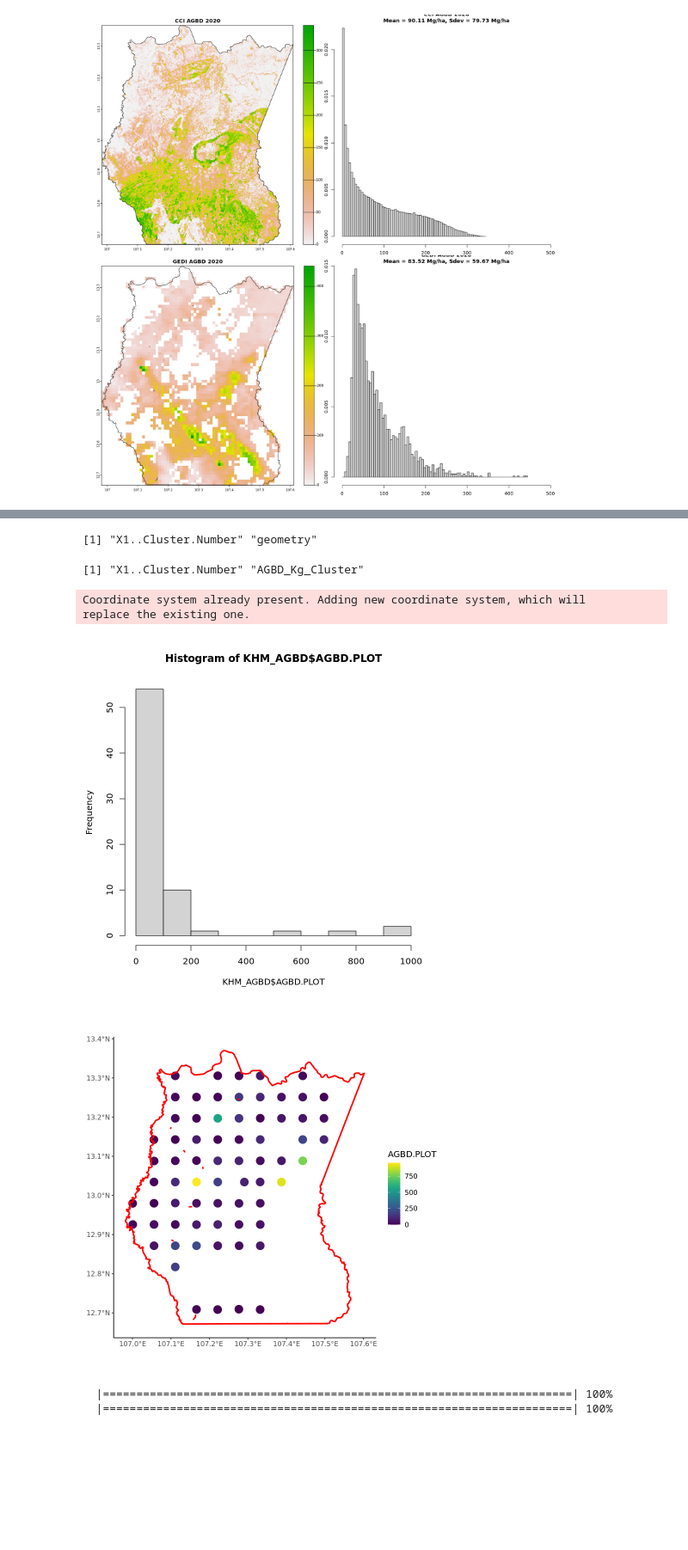
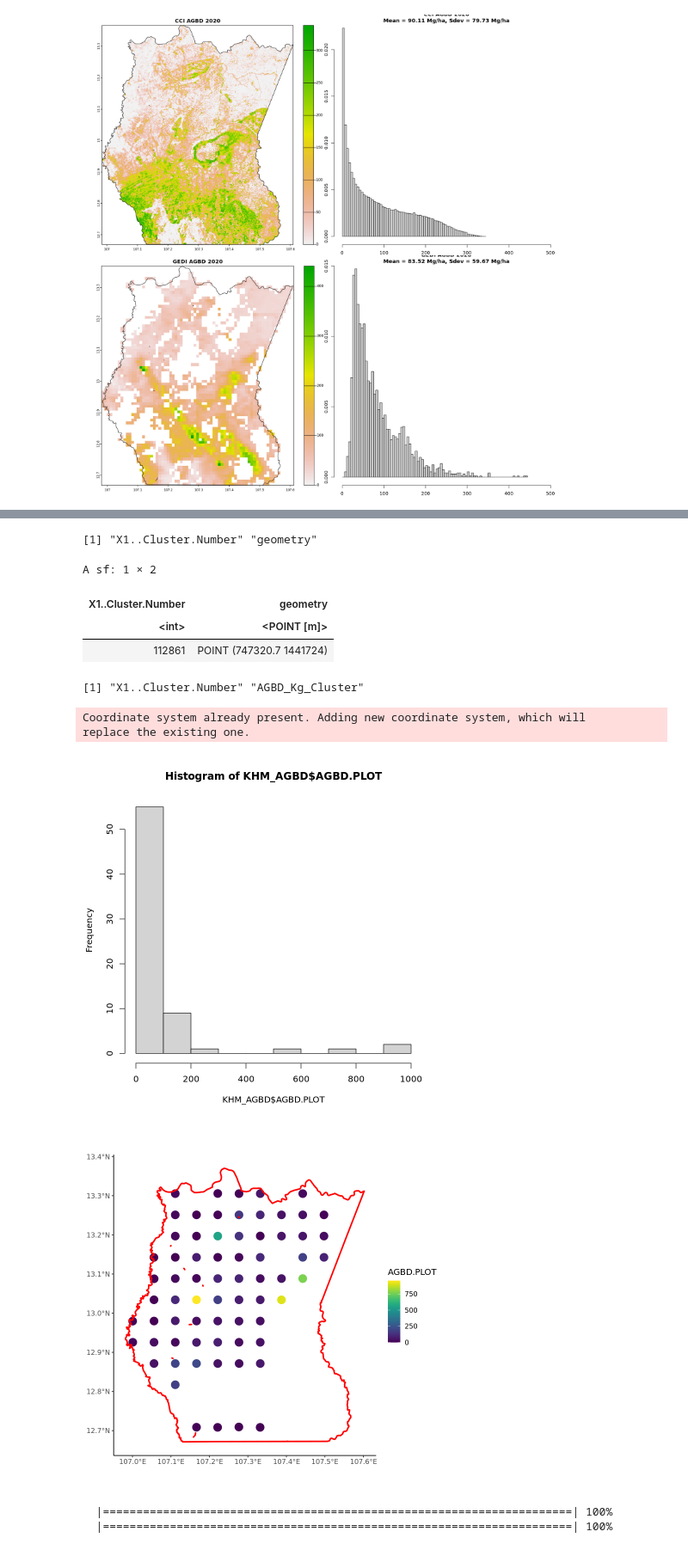
Before and after one commit to CEOSBiomassHarmonization/NASA_CMS, a Jupyter notebook: NASA_CMS_2023/Cambodia/Country_summaries_KHM.ipynb, the cells around one changed output, grey strips where cells are left out. Shown at 86% size. Saved outputs shown, nothing was run; the diff lists cells and outputs as text; code cells hidden in the pictures; blank space fills up the shorter version.

Commit message:
plot level AGBD
Former-commit-id: 9b070f36f02e382ba2ec0367cbd756f0f098dd43

```diff
--- a/NASA_CMS_2023/Cambodia/Country_summaries_KHM.ipynb
+++ b/NASA_CMS_2023/Cambodia/Country_summaries_KHM.ipynb
@@ -252,42 +239,49 @@ Warning message in plot.sf(aoi, add = T, col = NA, border = "black"):
 options(repr.plot.width=7, repr.plot.height=7)
 Cont <- st_read("/projects/my-public-bucket/Data/NASA_CMS_2023/CAMBODIA/SrepokWildlifeSanctuary.gpkg") %>% st_transform("epsg:32648")
 
-PLOT_SIZE <- 0.13*3 ## (3 plots of 0.13 ha each)
+PLOT_SIZE <- 0.15*3 ## (3 plots of 0.13 ha each)
 KHM_CLUSTER <- read.csv('/projects/my-public-bucket/Data/NASA_CMS_2023/CAMBODIA/XY_DataMondolkiriSrepokInput.csv')
 KHM_CLUSTER <- KHM_CLUSTER %>% group_by(X1..Cluster.Number)  %>% summarise(CLUSTER.X = mean(X6..UTM.E.X.,na.rm=TRUE), CLUSTER.Y = mean(X7..UTM.N.Y.,na.rm=TRUE))
 KHM_CLUSTER <- (st_as_sf(na.omit(KHM_CLUSTER),coords = c(2:3),crs = st_crs(32648)))
 colnames(KHM_CLUSTER)
+KHM_CLUSTER[KHM_CLUSTER$X1..Cluster.Number == 112861,]
 
-KHM_AGBD <- read.csv('/projects/my-public-bucket/Data/NASA_CMS_2023/CAMBODIA/Mondolkiri_Srepok_tree_agb.csv')
+KHM_AGBD <- read.csv('/projects/my-public-bucket/Data/NASA_CMS_2023/CAMBODIA/Mondolkiri_Srepok_tree_agb_20240612.csv')
 KHM_AGBD <- KHM_AGBD %>% fill(X1..Cluster.Number) %>% fill(X2..Plot.Number)
 KHM_AGBD <- KHM_AGBD %>% group_by(X1..Cluster.Number)  %>% summarise(AGBD_Kg_Cluster = sum(m.agb,na.rm=TRUE))
 colnames(KHM_AGBD)
 
 KHM_AGBD <- left_join(KHM_CLUSTER, KHM_AGBD, by = c("X1..Cluster.Number"))
 KHM_AGBD['AGBD.PLOT'] = KHM_AGBD$AGBD_Kg_Cluster*0.001/PLOT_SIZE
 
 hist(KHM_AGBD$AGBD.PLOT)
 
 ggplot(KHM_AGBD) + coord_sf(crs = 32648) +
     geom_sf(aes(color = AGBD.PLOT), size = 5, lwd = 0) +
     scale_color_viridis() +
     geom_sf(data = Cont, col="red",fill=NA,lwd=1) +
     theme(text = element_text(size = 12),plot.title = element_text(color="red", size=12, face="bold.italic"),panel.grid.major = element_blank(), panel.grid.minor = element_blank(),panel.background = element_blank(), axis.line = element_line(colour = "black"))
+
+st_write(KHM_AGBD, dsn = file.path('/projects/my-public-bucket/Data/NASA_CMS_2023/CAMBODIA/KHM_AGBD.gpkg'), layer = 'KHM_AGBD', quiet = TRUE)
 # %% [output]
 Reading layer `dissolved' from data source
   `/projects/my-public-bucket/Data/NASA_CMS_2023/CAMBODIA/SrepokWildlifeSanctuary.gpkg'
   using driver `GPKG'
 Simple feature collection with 1 feature and 12 fields
 Geometry type: MULTIPOLYGON
 Dimension:     XY
 Bounding box:  xmin: 106.9845 ymin: 12.66807 xmax: 107.6091 ymax: 13.36742
 Geodetic CRS:  WGS 84
 [1] "X1..Cluster.Number" "geometry"
-[1] "X1..Cluster.Number" "AGBD_Kg_Cluster"
+A sf: 1 × 2
+| X1..Cluster.Number | geometry |
+| <int> | <POINT [m]> |
+| 112861 | POINT (747320.7 1441724) |
-Coordinate system already present. Adding new coordinate system, which will
-replace the existing one.
+[1] "X1..Cluster.Number" "AGBD_Kg_Cluster"
+Coordinate system already present. Adding new coordinate system, which will
+replace the existing one.
-[figure, old version]
+[figure, new version]
-[figure, old version]
+[figure, new version]
 # %%
 # Cont <- st_read("/projects/my-public-bucket/Data/NASA_CMS_2023/CAMBODIA/SrepokWildlifeSanctuary.gpkg")
 # hei.rast <- rast('/projects/my-public-bucket/Data/NASA_CMS_2023/CAMBODIA/2020_20N_100E.tif')
```
Also changed, not shown: parts of 5 cells of this notebook, 1 other file.
